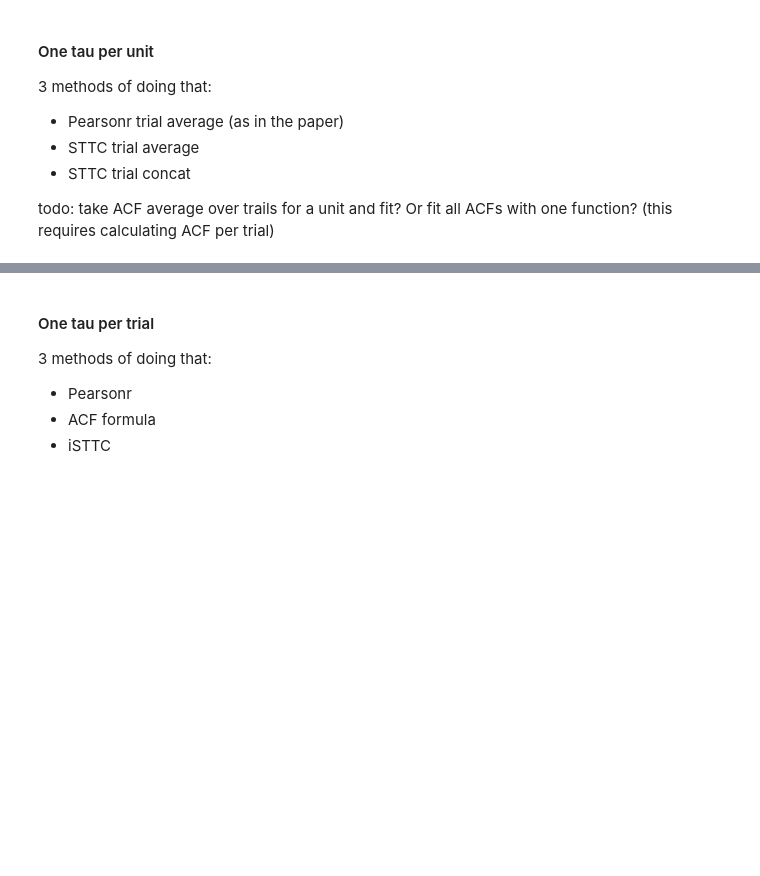
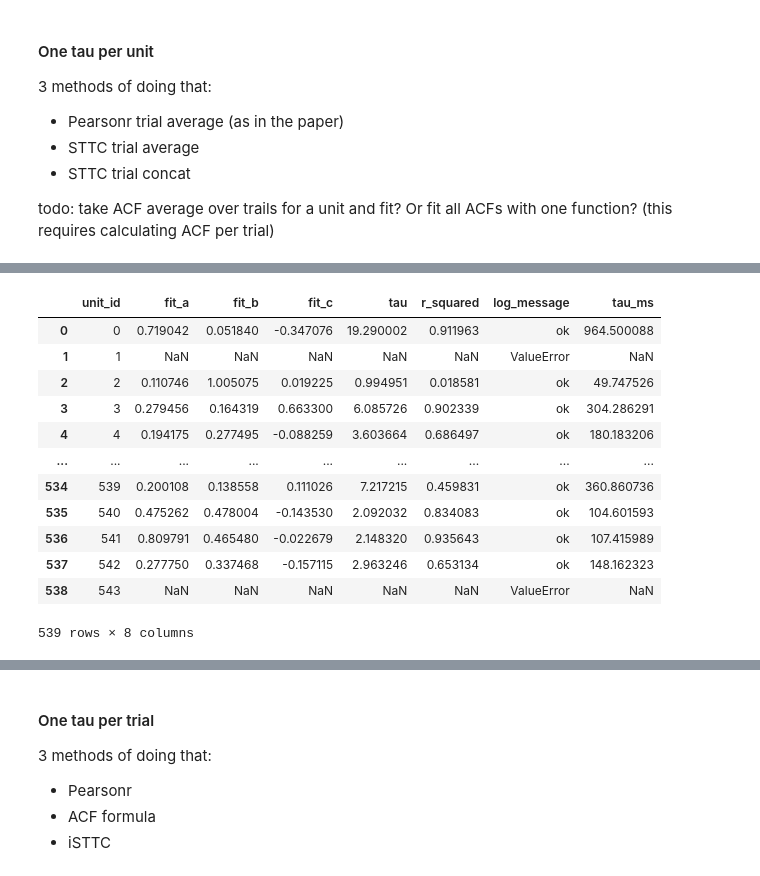
Before and after one commit to iinnpp/isttc, a Jupyter notebook: notebooks/monkey/calculate_tau.ipynb, the cells around one changed output, grey strips where cells are left out. Saved outputs shown, nothing was run; the diff lists cells and outputs as text; code cells hidden in the pictures; blank space fills up the shorter version.

```diff
--- a/notebooks/monkey/calculate_tau.ipynb
+++ b/notebooks/monkey/calculate_tau.ipynb
@@ -14,5 +24,7 @@ os.chdir(current_wd)
 # %%
-results_folder = project_folder_path + 'results\\monkey\\fixation_period_1000ms\\'
+empty_suffix = 'no'
+data_folder = project_folder_path + 'results\\monkey\\fixation_period_1000ms_' + empty_suffix + '_empty\\'
+results_folder = project_folder_path + 'results\\monkey\\fixation_period_1000ms_' + empty_suffix + '_empty\\'
 # %% [markdown]
 ### Functions
 # %%
@@ -69,19 +90,19 @@ print('acf_cols {}'.format(acf_cols))
 area = 'pfdl'
 
 # pearsonr trial avg
-pearsonr_trial_avg_df = pd.read_pickle(results_folder + 'binned\\' + area + '\\acf\\acf_pearsonr_trial_avg_1000ms_with_empty_50ms_20lags_df.pkl')
+pearsonr_trial_avg_df = pd.read_pickle(results_folder + 'binned\\' + area + '\\acf\\acf_pearsonr_trial_avg_1000ms_' + empty_suffix + '_empty_50ms_20lags_df.pkl')
 tau_pearsonr_trial_avg_df = calc_tau_per_unit(pearsonr_trial_avg_df, acf_cols, start_idx_=1)
 tau_pearsonr_trial_avg_df['tau_ms'] = tau_pearsonr_trial_avg_df['tau'] * bin_size
-tau_pearsonr_trial_avg_df.to_pickle(results_folder + 'binned\\' + area + '\\taus\\tau_pearsonr_trial_avg_1000ms_with_empty_50ms_20lags_df.pkl')
+tau_pearsonr_trial_avg_df.to_pickle(results_folder + 'binned\\' + area + '\\taus\\tau_pearsonr_trial_avg_1000ms_' + empty_suffix + '_empty_50ms_20lags_df.pkl')
 
 # sttc trial avg
-sttc_trial_avg_df = pd.read_pickle(results_folder + 'non_binned\\' + area + '\\acf\\acf_sttc_trial_avg_1000ms_with_empty_50ms_20lags_df.pkl')
+sttc_trial_avg_df = pd.read_pickle(results_folder + 'non_binned\\' + area + '\\acf\\acf_sttc_trial_avg_1000ms_' + empty_suffix + '_empty_50ms_20lags_df.pkl')
 tau_sttc_trial_avg_df = calc_tau_per_unit(sttc_trial_avg_df, acf_cols, start_idx_=1)
 tau_sttc_trial_avg_df['tau_ms'] = tau_sttc_trial_avg_df['tau'] * bin_size
-tau_sttc_trial_avg_df.to_pickle(results_folder + 'non_binned\\' + area + '\\taus\\tau_sttc_trial_avg_1000ms_with_empty_50ms_20lags_df.pkl')
+tau_sttc_trial_avg_df.to_pickle(results_folder + 'non_binned\\' + area + '\\taus\\tau_sttc_trial_avg_1000ms_' + empty_suffix + '_empty_50ms_20lags_df.pkl')
 
 # sttc trial concat
-sttc_trial_concat_df = pd.read_pickle(results_folder + 'non_binned\\' + area + '\\acf\\acf_sttc_trial_concat_1000ms_with_empty_50ms_20lags_df.pkl')
+sttc_trial_concat_df = pd.read_pickle(results_folder + 'non_binned\\' + area + '\\acf\\acf_sttc_trial_concat_1000ms_' + empty_suffix + '_empty_50ms_20lags_df.pkl')
 tau_sttc_trial_concat_df = calc_tau_per_unit(sttc_trial_concat_df, acf_cols, start_idx_=1)
 tau_sttc_trial_concat_df['tau_ms'] = tau_sttc_trial_concat_df['tau'] * bin_size
-tau_sttc_trial_concat_df.to_pickle(results_folder + 'non_binned\\' + area + '\\taus\\tau_sttc_trial_concat_1000ms_with_empty_50ms_20lags_df.pkl')
+tau_sttc_trial_concat_df.to_pickle(results_folder + 'non_binned\\' + area + '\\taus\\tau_sttc_trial_concat_1000ms_' + empty_suffix + '_empty_50ms_20lags_df.pkl')
@@ -87,0 +127,16 @@ tau_sttc_trial_concat_df.to_pickle(results_folder + 'non_binned\\' + area + '\\t
+# %%
+tau_pearsonr_trial_avg_df
+# %% [output]
+|  | unit_id | fit_a | fit_b | fit_c | tau | r_squared | log_message | tau_ms |
+| 0 | 0 | 0.719042 | 0.051840 | -0.347076 | 19.290002 | 0.911963 | ok | 964.500088 |
+| 1 | 1 | NaN | NaN | NaN | NaN | NaN | ValueError | NaN |
+| 2 | 2 | 0.110746 | 1.005075 | 0.019225 | 0.994951 | 0.018581 | ok | 49.747526 |
+| 3 | 3 | 0.279456 | 0.164319 | 0.663300 | 6.085726 | 0.902339 | ok | 304.286291 |
+| 4 | 4 | 0.194175 | 0.277495 | -0.088259 | 3.603664 | 0.686497 | ok | 180.183206 |
+| ... | ... | ... | ... | ... | ... | ... | ... | ... |
+| 534 | 539 | 0.200108 | 0.138558 | 0.111026 | 7.217215 | 0.459831 | ok | 360.860736 |
+| 535 | 540 | 0.475262 | 0.478004 | -0.143530 | 2.092032 | 0.834083 | ok | 104.601593 |
+| 536 | 541 | 0.809791 | 0.465480 | -0.022679 | 2.148320 | 0.935643 | ok | 107.415989 |
+| 537 | 542 | 0.277750 | 0.337468 | -0.157115 | 2.963246 | 0.653134 | ok | 148.162323 |
+| 538 | 543 | NaN | NaN | NaN | NaN | NaN | ValueError | NaN |
+539 rows × 8 columns
```
Also changed, not shown: parts of 8 cells of this notebook, 2 other files.
